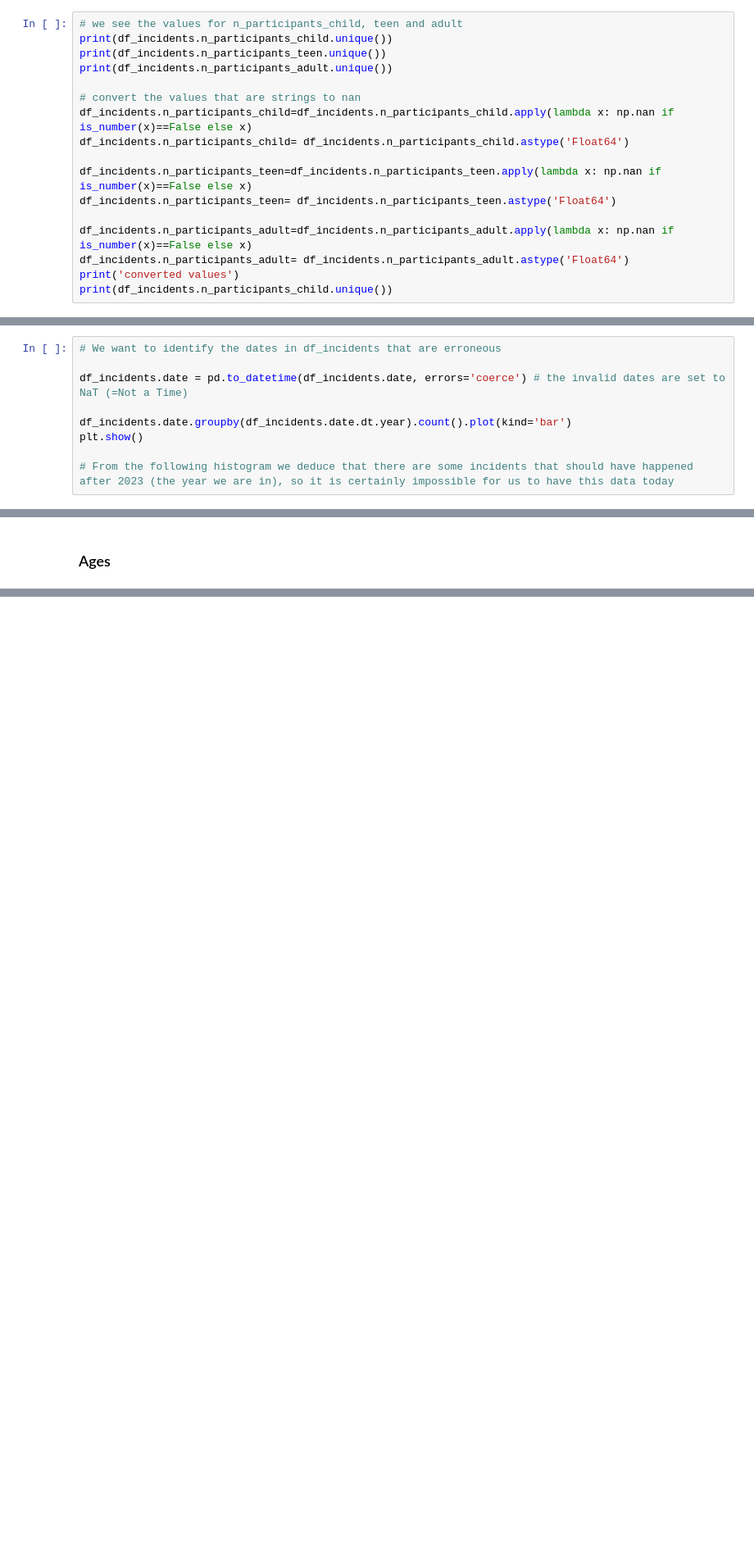
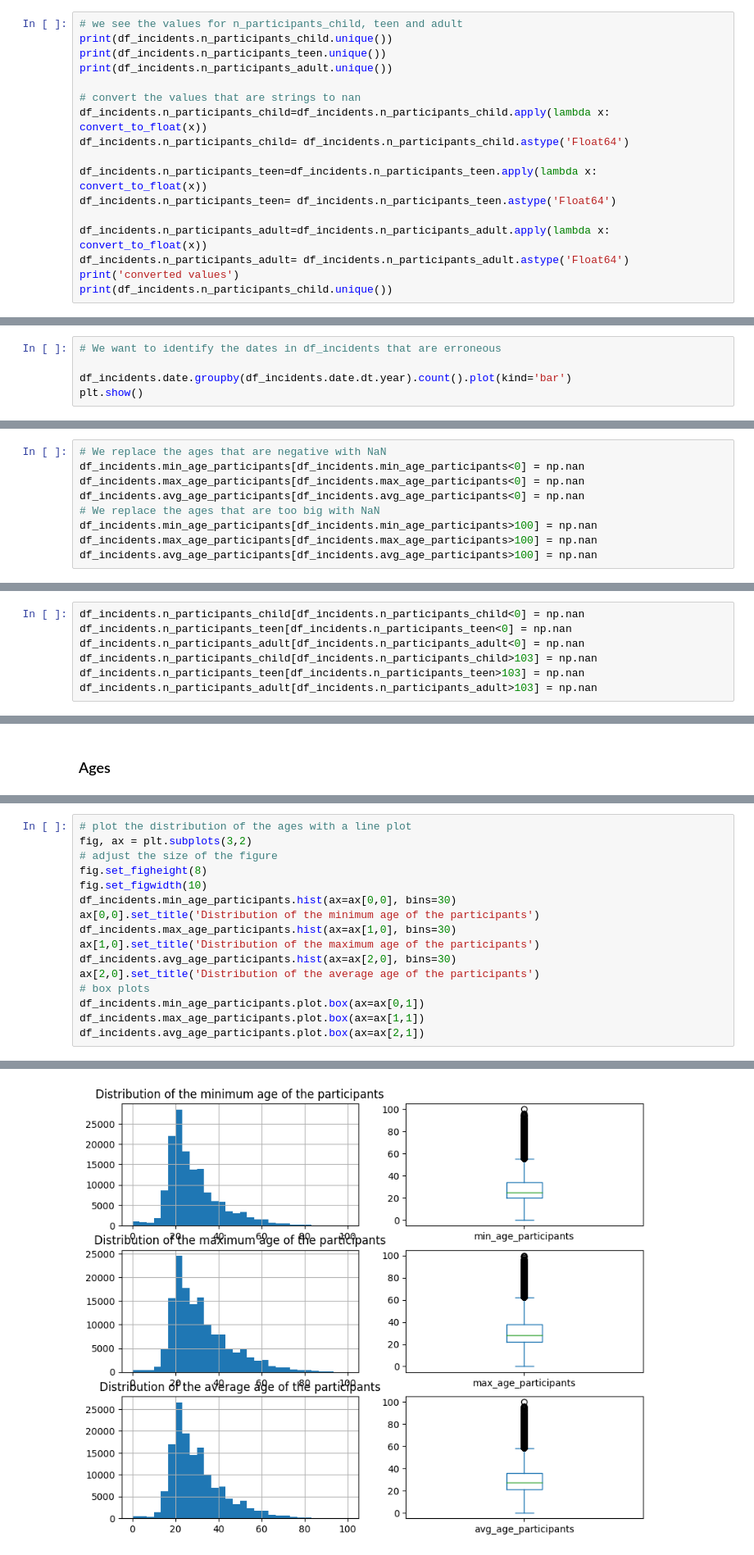
Before and after one commit to irenedovichi/DM-project, a Jupyter notebook: DataUnderstanding.ipynb, the cells around one changed output, grey strips where cells are left out. Shown at 82% size. Saved outputs shown, nothing was run; the diff lists cells and outputs as text; blank space fills up the shorter version.

Commit message:
Data cleaning: removed incoherent data

```diff
--- a/DataUnderstanding.ipynb
+++ b/DataUnderstanding.ipynb
@@ -320,13 +316,13 @@ print(df_incidents.n_participants_teen.unique())
 print(df_incidents.n_participants_adult.unique())
 
 # convert the values that are strings to nan
-df_incidents.n_participants_child=df_incidents.n_participants_child.apply(lambda x: np.nan if is_number(x)==False else x)
+df_incidents.n_participants_child=df_incidents.n_participants_child.apply(lambda x: convert_to_float(x))
 df_incidents.n_participants_child= df_incidents.n_participants_child.astype('Float64')
 
-df_incidents.n_participants_teen=df_incidents.n_participants_teen.apply(lambda x: np.nan if is_number(x)==False else x)
+df_incidents.n_participants_teen=df_incidents.n_participants_teen.apply(lambda x: convert_to_float(x))
 df_incidents.n_participants_teen= df_incidents.n_participants_teen.astype('Float64')
 
-df_incidents.n_participants_adult=df_incidents.n_participants_adult.apply(lambda x: np.nan if is_number(x)==False else x)
+df_incidents.n_participants_adult=df_incidents.n_participants_adult.apply(lambda x: convert_to_float(x))
 df_incidents.n_participants_adult= df_incidents.n_participants_adult.astype('Float64')
 print('converted values')
 print(df_incidents.n_participants_child.unique())
@@ -416,11 +391,7 @@ For now, we
 # %%
 # We want to identify the dates in df_incidents that are erroneous
 
-df_incidents.date = pd.to_datetime(df_incidents.date, errors='coerce') # the invalid dates are set to NaT (=Not a Time)
-
 df_incidents.date.groupby(df_incidents.date.dt.year).count().plot(kind='bar')
 plt.show()
-
-# From the following histogram we deduce that there are some incidents that should have happened after 2023 (the year we are in), so it is certainly impossible for us to have this data today
 # %% [output]
 [figure]
@@ -439,0 +403,9 @@ The incidents seem well documented, so we can't say that they are erroneous. We
+# %%
+# We replace the ages that are negative with NaN
+df_incidents.min_age_participants[df_incidents.min_age_participants<0] = np.nan
+df_incidents.max_age_participants[df_incidents.max_age_participants<0] = np.nan
+df_incidents.avg_age_participants[df_incidents.avg_age_participants<0] = np.nan
+# We replace the ages that are too big with NaN
+df_incidents.min_age_participants[df_incidents.min_age_participants>100] = np.nan
+df_incidents.max_age_participants[df_incidents.max_age_participants>100] = np.nan
+df_incidents.avg_age_participants[df_incidents.avg_age_participants>100] = np.nan
@@ -439,0 +444,7 @@ The incidents seem well documented, so we can't say that they are erroneous. We
+# %%
+df_incidents.n_participants_child[df_incidents.n_participants_child<0] = np.nan
+df_incidents.n_participants_teen[df_incidents.n_participants_teen<0] = np.nan
+df_incidents.n_participants_adult[df_incidents.n_participants_adult<0] = np.nan
+df_incidents.n_participants_child[df_incidents.n_participants_child>103] = np.nan
+df_incidents.n_participants_teen[df_incidents.n_participants_teen>103] = np.nan
+df_incidents.n_participants_adult[df_incidents.n_participants_adult>103] = np.nan
@@ -509,0 +525,17 @@ plt.show()
+# %%
+# plot the distribution of the ages with a line plot
+fig, ax = plt.subplots(3,2)
+# adjust the size of the figure
+fig.set_figheight(8)
+fig.set_figwidth(10)
+df_incidents.min_age_participants.hist(ax=ax[0,0], bins=30)
+ax[0,0].set_title('Distribution of the minimum age of the participants')
+df_incidents.max_age_participants.hist(ax=ax[1,0], bins=30)
+ax[1,0].set_title('Distribution of the maximum age of the participants')
+df_incidents.avg_age_participants.hist(ax=ax[2,0], bins=30)
+ax[2,0].set_title('Distribution of the average age of the participants')
+# box plots
+df_incidents.min_age_participants.plot.box(ax=ax[0,1])
+df_incidents.max_age_participants.plot.box(ax=ax[1,1])
+df_incidents.avg_age_participants.plot.box(ax=ax[2,1])
+# %% [output]
@@ -509,0 +543 @@ plt.show()
+[figure, added]
```
Also changed, not shown: parts of 47 cells of this notebook.
